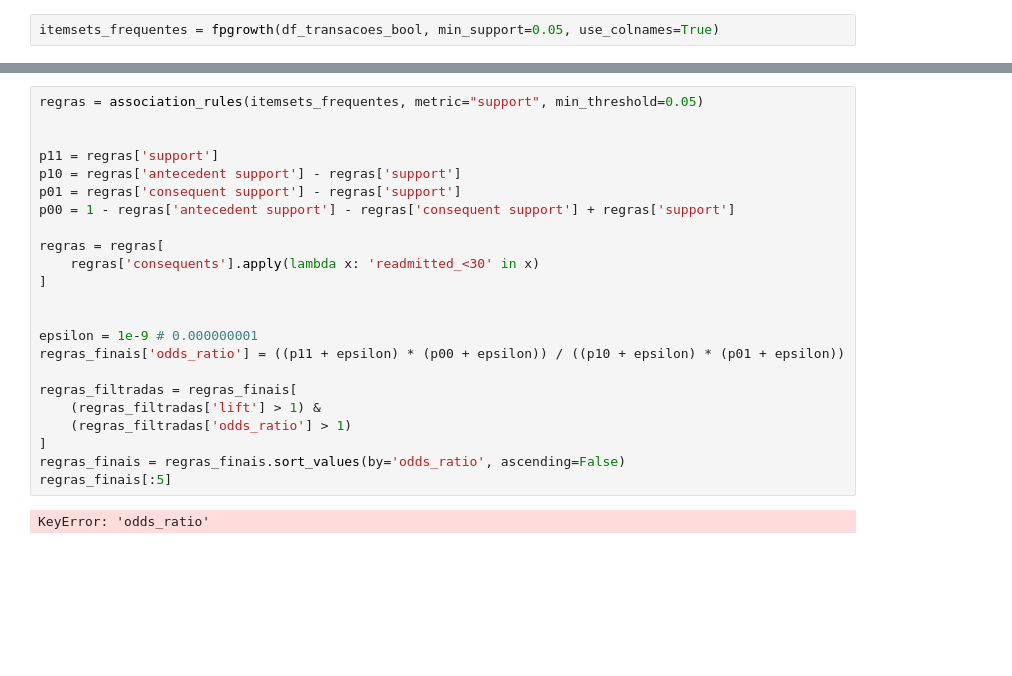
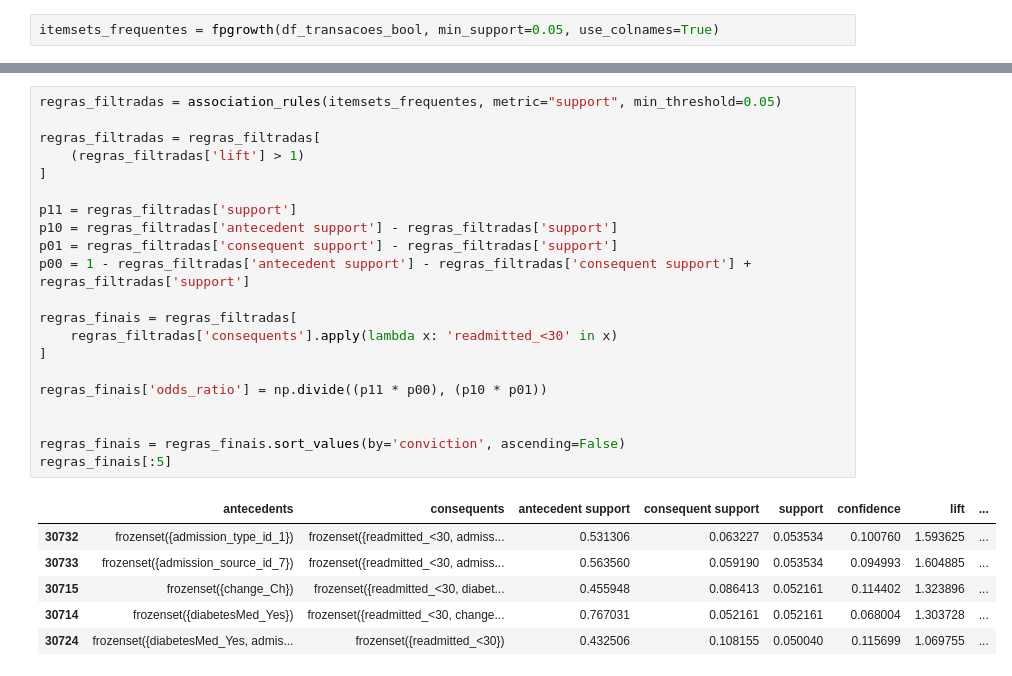
Before and after one commit to guimaguima/tp01, a Jupyter notebook: notebooks/PATTERNS.ipynb, the cells around one changed output, grey strips where cells are left out. Drawn from its saved outputs; the diff is of its cells as text; blank space fills up the shorter version.

```diff
--- a/notebooks/PATTERNS.ipynb
+++ b/notebooks/PATTERNS.ipynb
@@ -262,28 +250,31 @@ regras_finais[:5]
 # %%
-regras = association_rules(itemsets_frequentes, metric="support", min_threshold=0.05)
+regras_filtradas = association_rules(itemsets_frequentes, metric="support", min_threshold=0.05)
+
+regras_filtradas = regras_filtradas[
+    (regras_filtradas['lift'] > 1)
+]
+
+p11 = regras_filtradas['support']
+p10 = regras_filtradas['antecedent support'] - regras_filtradas['support']
+p01 = regras_filtradas['consequent support'] - regras_filtradas['support']
+p00 = 1 - regras_filtradas['antecedent support'] - regras_filtradas['consequent support'] + regras_filtradas['support']
+
+regras_finais = regras_filtradas[
+    regras_filtradas['consequents'].apply(lambda x: 'readmitted_<30' in x)
+]
+
+regras_finais['odds_ratio'] = np.divide((p11 * p00), (p10 * p01))
 
 
-p11 = regras['support']
-p10 = regras['antecedent support'] - regras['support']
-p01 = regras['consequent support'] - regras['support']
-p00 = 1 - regras['antecedent support'] - regras['consequent support'] + regras['support']
-
-regras = regras[
-    regras['consequents'].apply(lambda x: 'readmitted_<30' in x)
-]
-
-
-epsilon = 1e-9 # 0.000000001
-regras_finais['odds_ratio'] = ((p11 + epsilon) * (p00 + epsilon)) / ((p10 + epsilon) * (p01 + epsilon))
-
-regras_filtradas = regras_finais[
-    (regras_filtradas['lift'] > 1) &
-    (regras_filtradas['odds_ratio'] > 1)
-]
-regras_finais = regras_finais.sort_values(by='odds_ratio', ascending=False)
+regras_finais = regras_finais.sort_values(by='conviction', ascending=False)
 regras_finais[:5]
 # %% [output]
-KeyError: 'odds_ratio'
+|  | antecedents | consequents | antecedent support | consequent support | support | confidence | lift | ... |
+| 30732 | frozenset({admission_type_id_1}) | frozenset({readmitted_<30, admiss... | 0.531306 | 0.063227 | 0.053534 | 0.100760 | 1.593625 | ... |
+| 30733 | frozenset({admission_source_id_7}) | frozenset({readmitted_<30, admiss... | 0.563560 | 0.059190 | 0.053534 | 0.094993 | 1.604885 | ... |
+| 30715 | frozenset({change_Ch}) | frozenset({readmitted_<30, diabet... | 0.455948 | 0.086413 | 0.052161 | 0.114402 | 1.323896 | ... |
+| 30714 | frozenset({diabetesMed_Yes}) | frozenset({readmitted_<30, change... | 0.767031 | 0.052161 | 0.052161 | 0.068004 | 1.303728 | ... |
+| 30724 | frozenset({diabetesMed_Yes, admis... | frozenset({readmitted_<30}) | 0.432506 | 0.108155 | 0.050040 | 0.115699 | 1.069755 | ... |
 # %%
 regras_filtradas = association_rules(itemsets_frequentes, metric="support", min_threshold=0.05)
 
```
Also changed, not shown: parts of 5 cells of this notebook, 5 other files.
